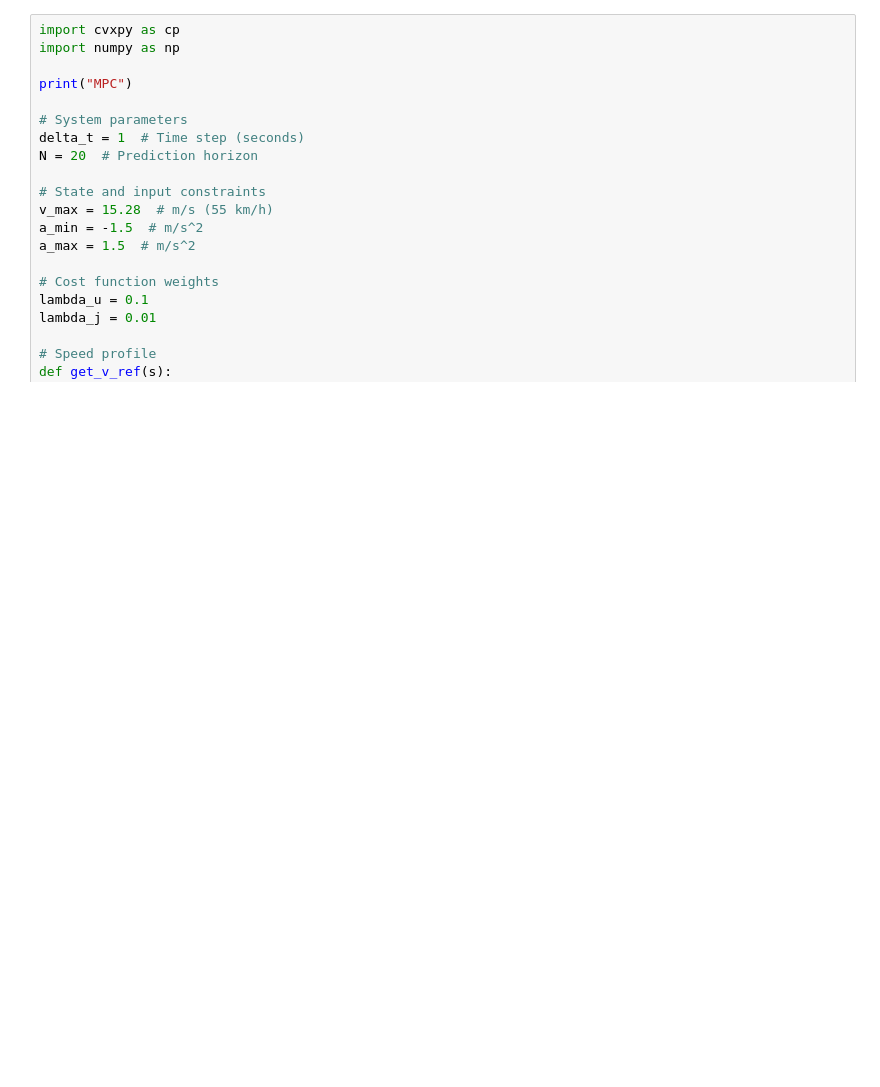
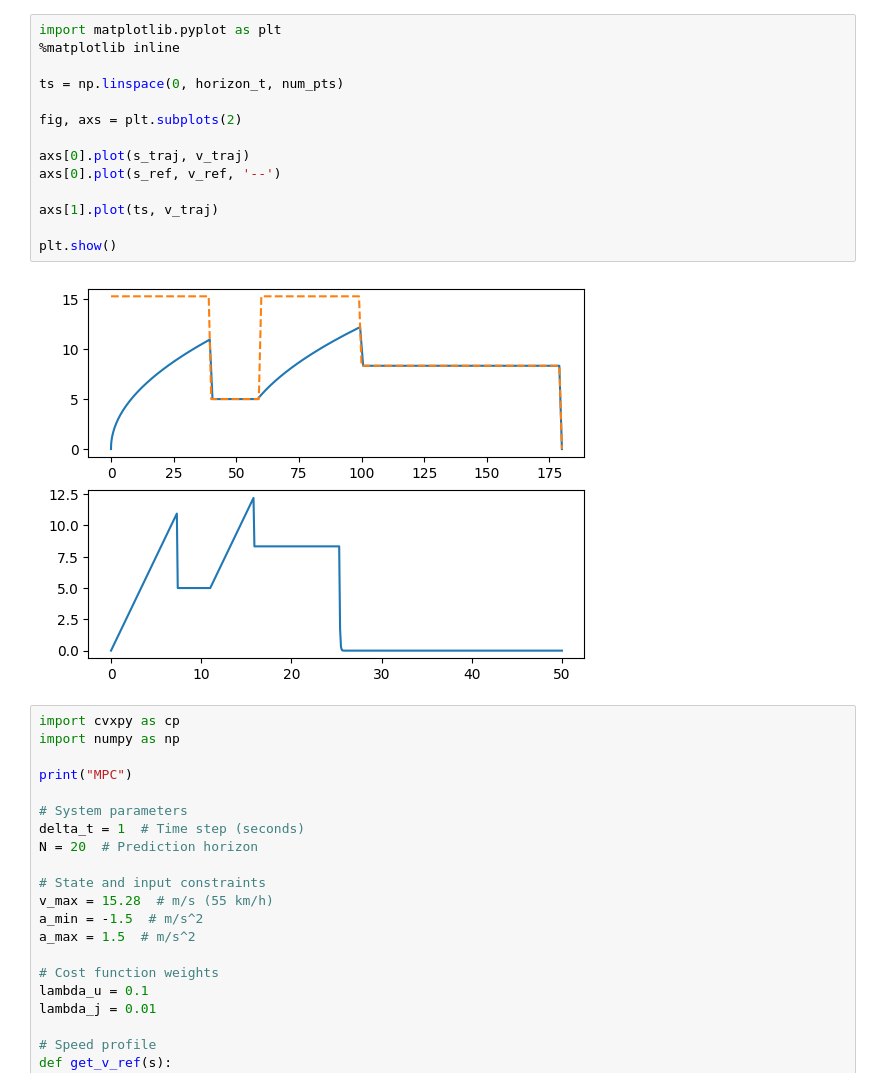
Before and after one commit to EliteGuzhva/scientificProject, a Jupyter notebook: notebooks/mpc.ipynb, the cells around one changed output. Saved outputs shown, nothing was run; the diff lists cells and outputs as text; blank space fills up the shorter version.

```diff
--- a/notebooks/mpc.ipynb
+++ b/notebooks/mpc.ipynb
@@ -1,3 +71,19 @@
+# %%
+import matplotlib.pyplot as plt
+%matplotlib inline
+
+ts = np.linspace(0, horizon_t, num_pts)
+
+fig, axs = plt.subplots(2)
+
+axs[0].plot(s_traj, v_traj)
+axs[0].plot(s_ref, v_ref, '--')
+
+axs[1].plot(ts, v_traj)
+
+plt.show()
+# %% [output]
+[figure, added]
 # %%
 import cvxpy as cp
 import numpy as np
```
Also changed, not shown: parts of 1 cell of this notebook.
